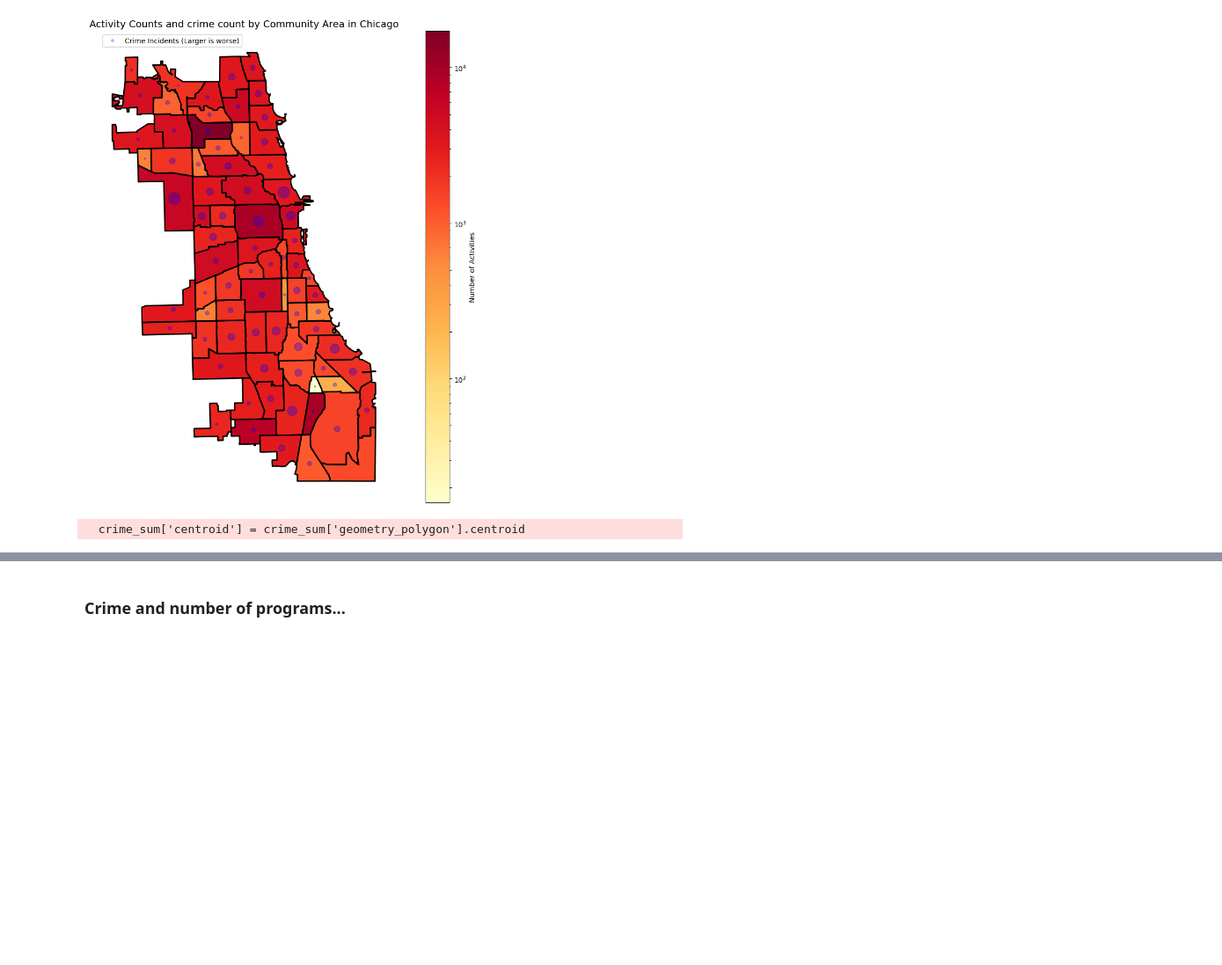
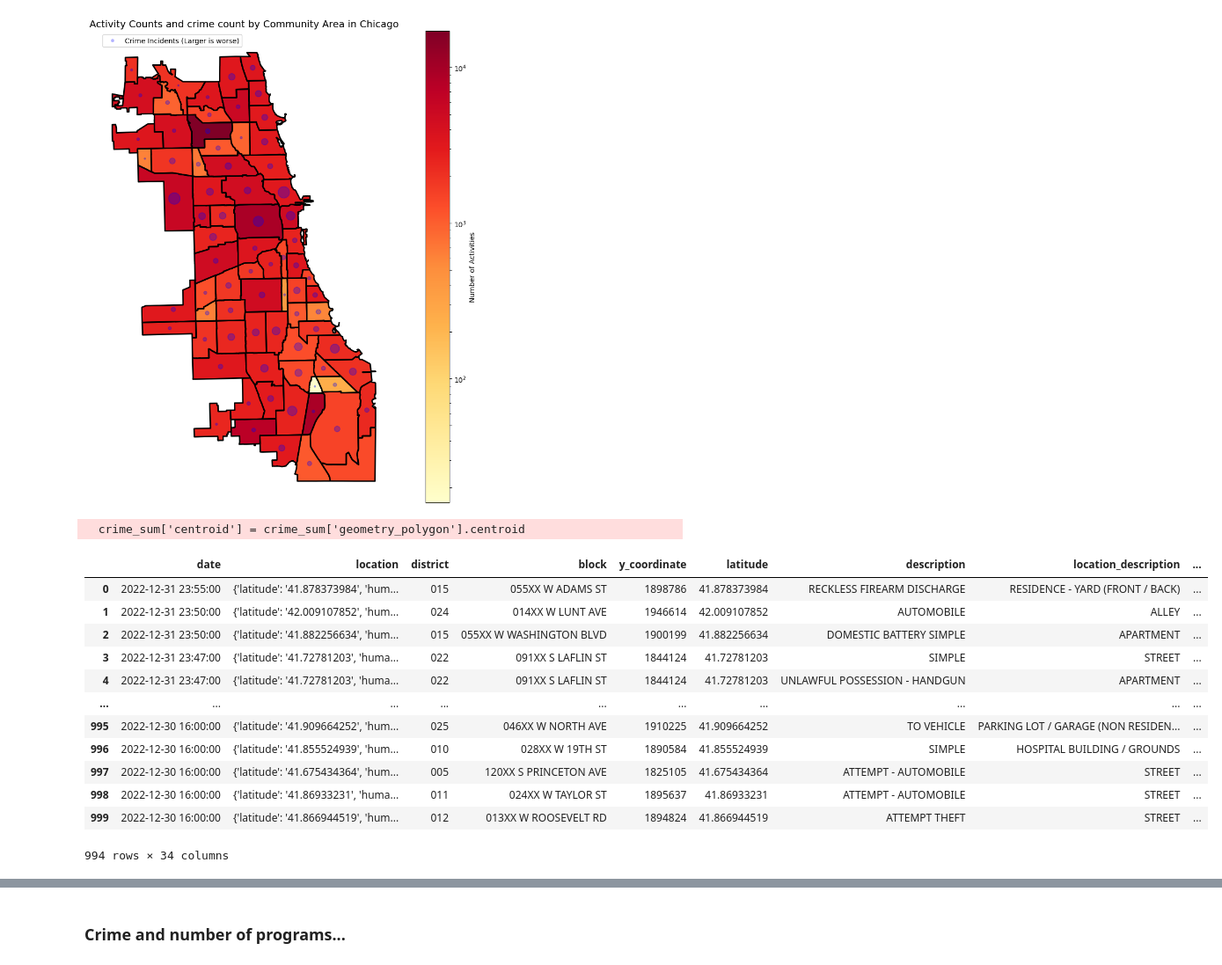
Before and after one commit to haydensterling05/STAT_303-1_Final_Project, a Jupyter notebook: proj.ipynb, the cells around one changed output, grey strips where cells are left out. Shown: that part at 88% size. Saved outputs shown, nothing was run; the diff lists cells and outputs as text; code cells hidden in the pictures; blank space fills up the shorter version.

```diff
--- a/proj.ipynb
+++ b/proj.ipynb
@@ -140,5 +140,22 @@ crime_sum = gpd.GeoDataFrame(crime_sum, geometry='geometry_polygon', crs="EPSG:4
 crime_sum['centroid'] = crime_sum['geometry_polygon'].centroid
 # %% [output]
   crime_sum['centroid'] = crime_sum['geometry_polygon'].centroid
+# %%
+# correlation between crime and number of programs
+crime_points_with_labels
+# %% [output]
+|  | date | location | district | block | y_coordinate | latitude | description | location_description | ... |
+| 0 | 2022-12-31 23:55:00 | {'latitude': '41.878373984', 'hum... | 015 | 055XX W ADAMS ST | 1898786 | 41.878373984 | RECKLESS FIREARM DISCHARGE | RESIDENCE - YARD (FRONT / BACK) | ... |
+| 1 | 2022-12-31 23:50:00 | {'latitude': '42.009107852', 'hum... | 024 | 014XX W LUNT AVE | 1946614 | 42.009107852 | AUTOMOBILE | ALLEY | ... |
+| 2 | 2022-12-31 23:50:00 | {'latitude': '41.882256634', 'hum... | 015 | 055XX W WASHINGTON BLVD | 1900199 | 41.882256634 | DOMESTIC BATTERY SIMPLE | APARTMENT | ... |
+| 3 | 2022-12-31 23:47:00 | {'latitude': '41.72781203', 'huma... | 022 | 091XX S LAFLIN ST | 1844124 | 41.72781203 | SIMPLE | STREET | ... |
+| 4 | 2022-12-31 23:47:00 | {'latitude': '41.72781203', 'huma... | 022 | 091XX S LAFLIN ST | 1844124 | 41.72781203 | UNLAWFUL POSSESSION - HANDGUN | APARTMENT | ... |
+| ... | ... | ... | ... | ... | ... | ... | ... | ... | ... |
+| 995 | 2022-12-30 16:00:00 | {'latitude': '41.909664252', 'hum... | 025 | 046XX W NORTH AVE | 1910225 | 41.909664252 | TO VEHICLE | PARKING LOT / GARAGE (NON RESIDEN... | ... |
+| 996 | 2022-12-30 16:00:00 | {'latitude': '41.855524939', 'hum... | 010 | 028XX W 19TH ST | 1890584 | 41.855524939 | SIMPLE | HOSPITAL BUILDING / GROUNDS | ... |
+| 997 | 2022-12-30 16:00:00 | {'latitude': '41.675434364', 'hum... | 005 | 120XX S PRINCETON AVE | 1825105 | 41.675434364 | ATTEMPT - AUTOMOBILE | STREET | ... |
+| 998 | 2022-12-30 16:00:00 | {'latitude': '41.86933231', 'huma... | 011 | 024XX W TAYLOR ST | 1895637 | 41.86933231 | ATTEMPT - AUTOMOBILE | STREET | ... |
+| 999 | 2022-12-30 16:00:00 | {'latitude': '41.866944519', 'hum... | 012 | 013XX W ROOSEVELT RD | 1894824 | 41.866944519 | ATTEMPT THEFT | STREET | ... |
+994 rows × 34 columns
 # %%
 # Difference of 4 orders of magnitude between the communities such as Burnside or Calumet Heights
```
Also changed, not shown: parts of 2 cells of this notebook.
